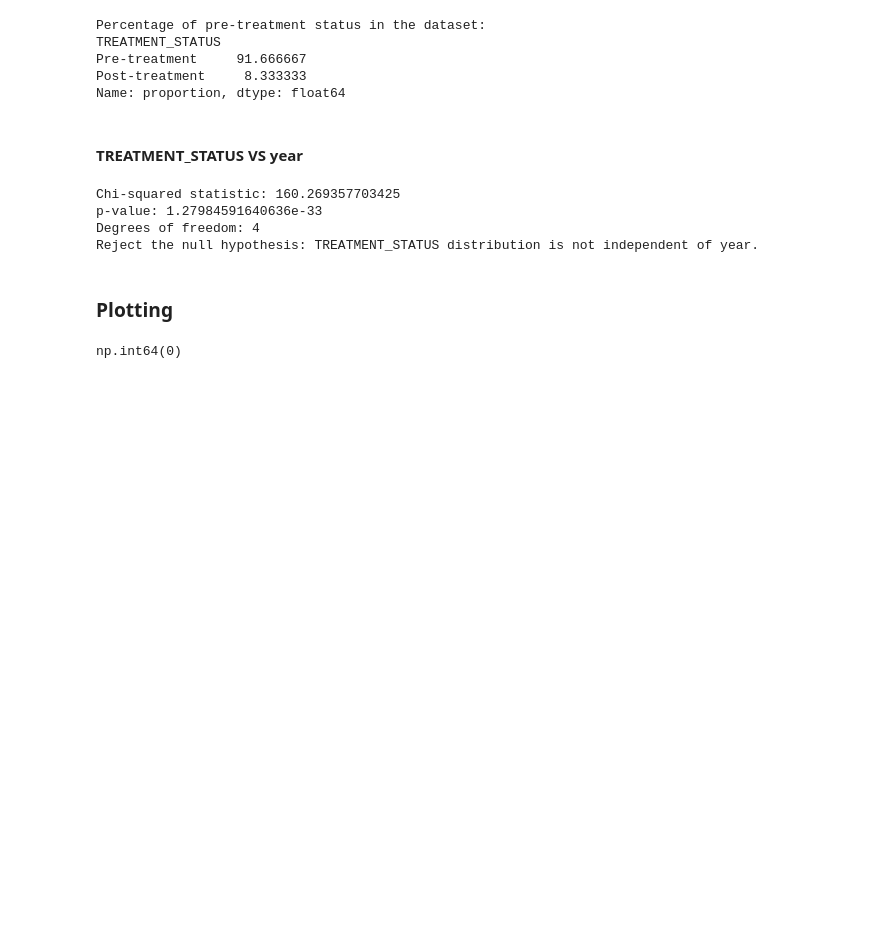
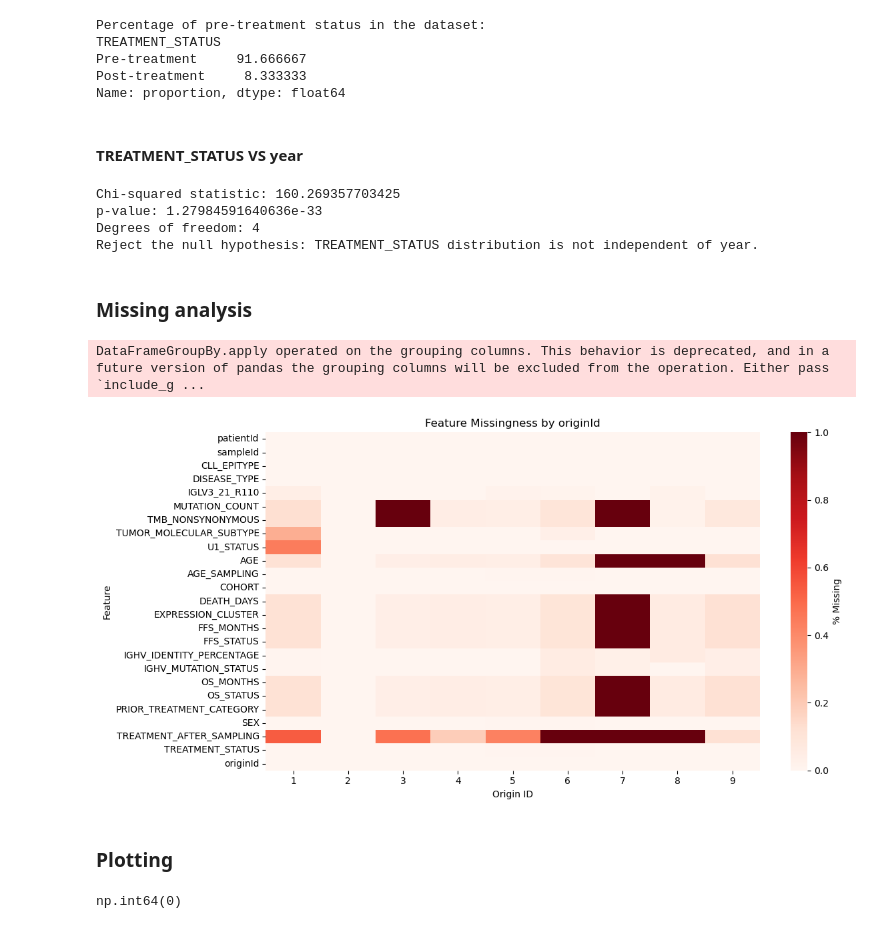
Before and after one commit to MahikaJaguste/msc-thesis, a Jupyter notebook: bias/tagging.ipynb, the cells around one changed output. Saved outputs shown, nothing was run; the diff lists cells and outputs as text; code cells hidden in the pictures; blank space fills up the shorter version.

```diff
--- a/bias/tagging.ipynb
+++ b/bias/tagging.ipynb
@@ -1282,3 +1411,22 @@ Chi-squared statistic: 160.269357703425
 p-value: 1.27984591640636e-33
 Degrees of freedom: 4
 Reject the null hypothesis: TREATMENT_STATUS distribution is not independent of year.
+# %% [markdown]
+### Missing analysis
+# %%
+og_df = df.copy(deep=True)
+# drop origin and year columns
+og_df = og_df.drop(columns=['year', 'originType', 'originIdentifier'])
+missing = og_df.groupby('originId').apply(lambda x: x.isna().mean()).T
+fig = plt.figure(figsize=(12, 6))
+sns.heatmap(missing, cmap='Reds', cbar_kws={'label': '% Missing'})
+plt.title("Feature Missingness by originId")
+plt.ylabel("Feature")
+plt.xlabel("Origin ID")
+plt.tight_layout()
+plt.show()
+# save as png
+fig.savefig("../figures/fig11.missingness_heatmap.png", dpi=300, bbox_inches='tight')
+# %% [output]
+DataFrameGroupBy.apply operated on the grouping columns. This behavior is deprecated, and in a future version of pandas the grouping columns will be excluded from the operation. Either pass `include_g ...
+[figure, added]
```
Also changed, not shown: parts of 19 cells of this notebook.
